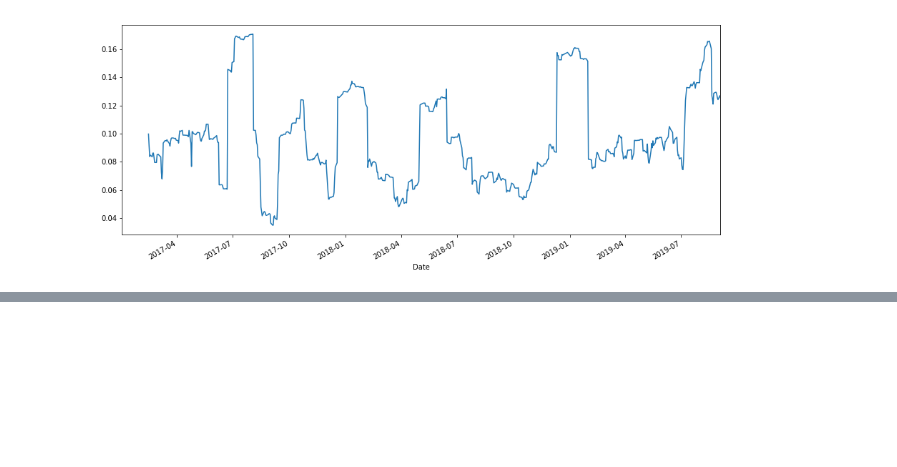
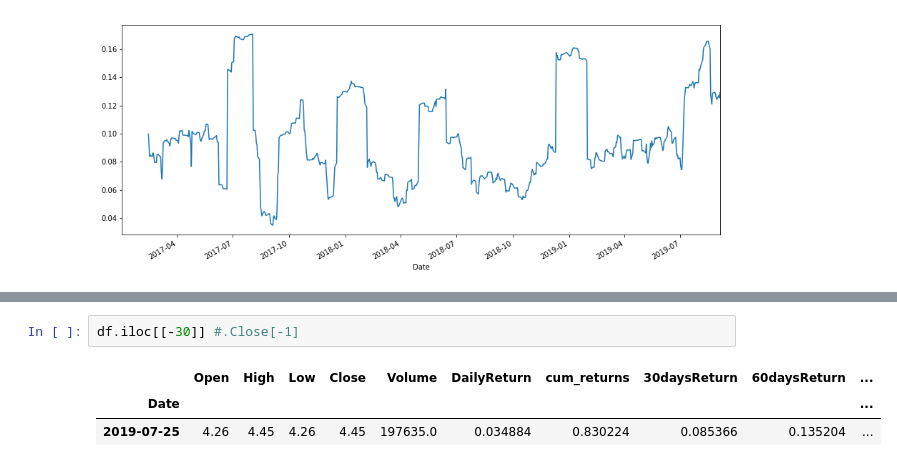
Before and after one commit to JakubPluta/StockMarketTracker, a Jupyter notebook: Pandas_Viz.ipynb, the cells around one changed output, grey strips where cells are left out. Saved outputs shown, nothing was run; the diff lists cells and outputs as text; blank space fills up the shorter version.

```diff
--- a/Pandas_Viz.ipynb
+++ b/Pandas_Viz.ipynb
@@ -247,0 +255,6 @@ vol.plot(figsize=(15, 6))
+# %%
+df.iloc[[-30]] #.Close[-1]
+# %% [output]
+|  | Open | High | Low | Close | Volume | DailyReturn | cum_returns | 30daysReturn | 60daysReturn | ... |
+| Date |  |  |  |  |  |  |  |  |  | ... |
+| 2019-07-25 | 4.26 | 4.45 | 4.26 | 4.45 | 197635.0 | 0.034884 | 0.830224 | 0.085366 | 0.135204 | ... |
```
Also changed, not shown: parts of 14 cells of this notebook, 6 other files.
